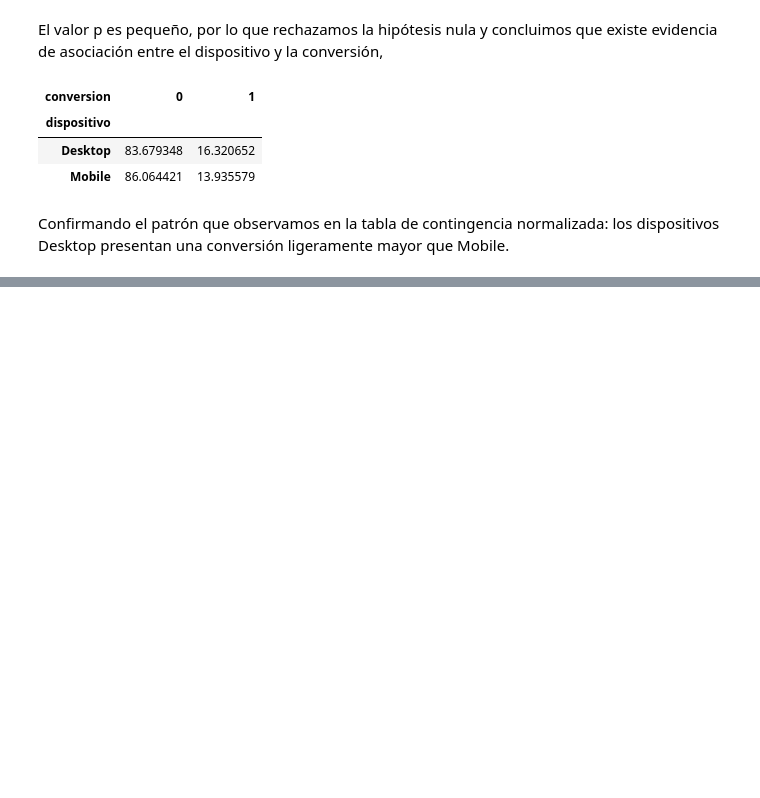
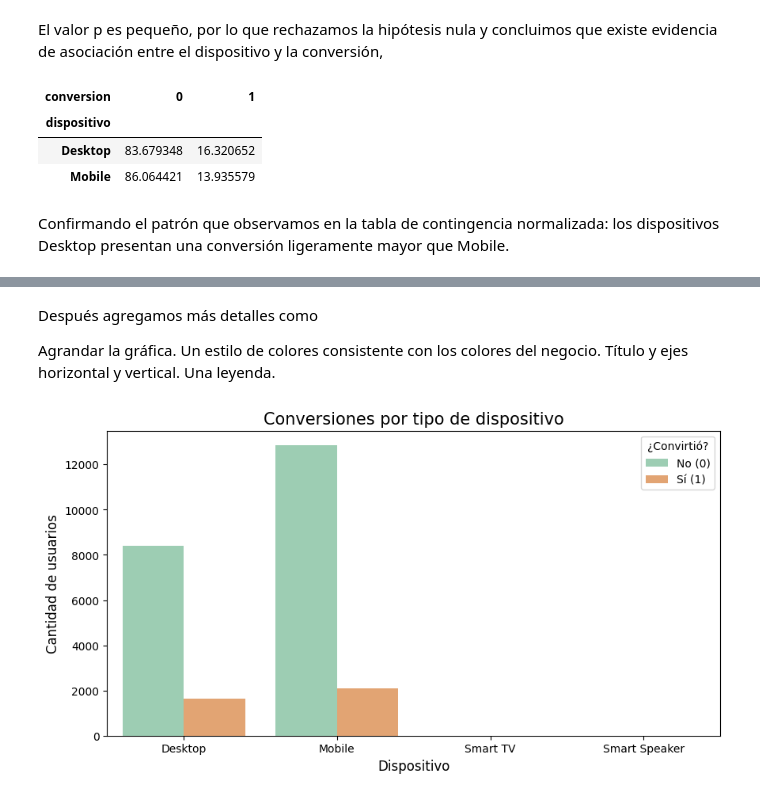
Before and after one commit to camiloch28/landing_experiment_synthetic-analysis, a Jupyter notebook: landing-experiment-analysis.ipynb, the cells around one changed output, grey strips where cells are left out. Cells and saved outputs as stored; diff of their text form; code cells hidden in the pictures; blank space fills up the shorter version.

```diff
--- a/landing-experiment-analysis.ipynb
+++ b/landing-experiment-analysis.ipynb
@@ -693,0 +718,20 @@ Confirmando el patrón que observamos en la tabla de contingencia normalizada: l
+# %% [markdown]
+Después agregamos más detalles como
+
+Agrandar la gráfica.
+Un estilo de colores consistente con los colores del negocio.
+Título y ejes horizontal y vertical.
+Una leyenda.
+# %%
+# Gráfico de barras agrupadas
+plt.figure(figsize=(10, 5))
+sns.countplot(data=df, x='dispositivo', hue='conversion', palette = ["#95D5B2", "#F4A261"])
+
+# Añadir detalles
+plt.title('Conversiones por tipo de dispositivo', fontsize=15)
+plt.xlabel('Dispositivo', fontsize=12)
+plt.ylabel('Cantidad de usuarios', fontsize=12)
+plt.legend(title='¿Convirtió?', labels=['No (0)', 'Sí (1)'])
+plt.show()
+# %% [output]
+[figure, added]
```
Also changed, not shown: parts of 24 cells of this notebook.
